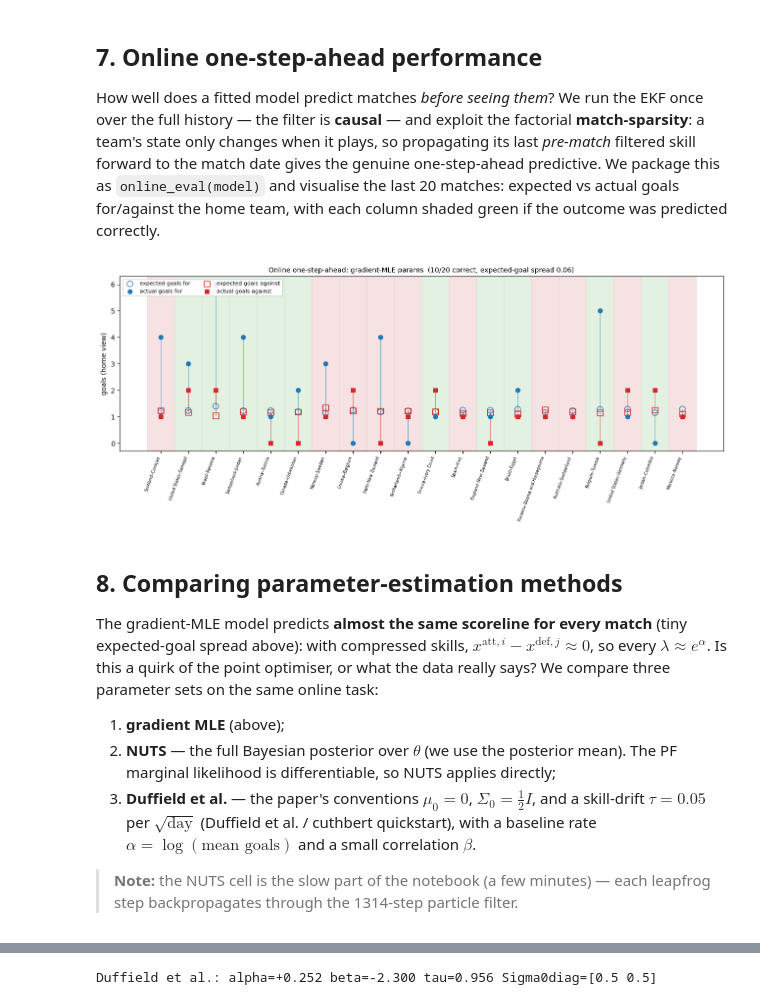
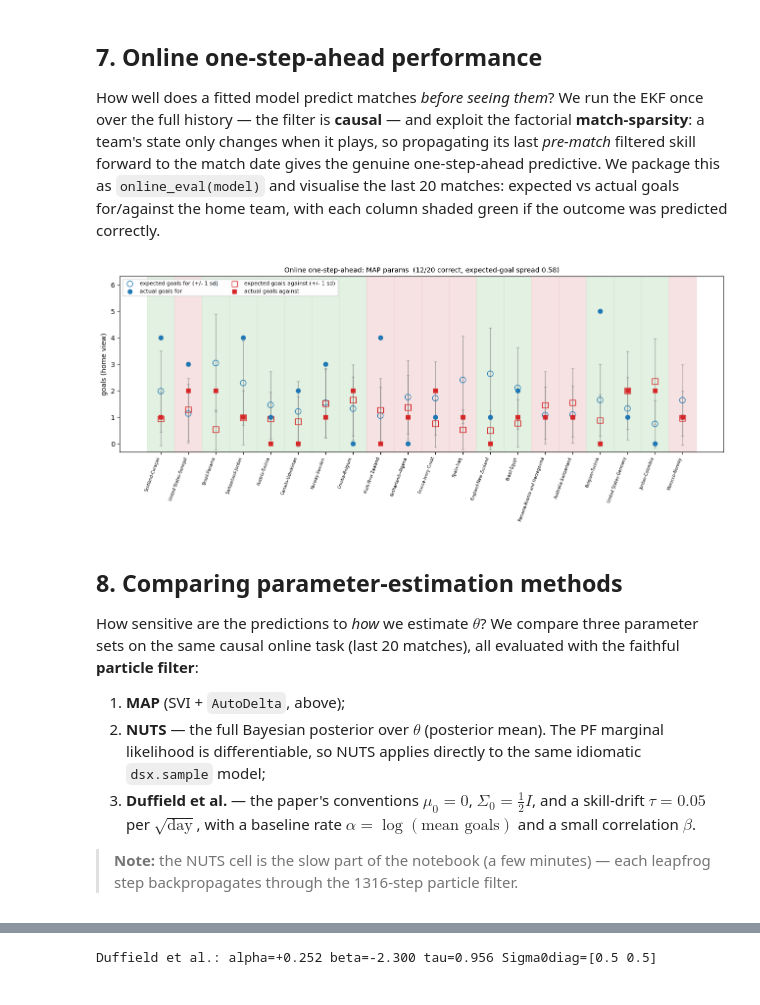
Before and after one commit to DanWaxman/dynestyx, a Jupyter notebook: docs/deep_dives/factorial_world_cup.ipynb, the cells around one changed output, grey strips where cells are left out. Saved outputs shown, nothing was run; the diff lists cells and outputs as text; code cells hidden in the pictures.

```diff
--- a/docs/deep_dives/factorial_world_cup.ipynb
+++ b/docs/deep_dives/factorial_world_cup.ipynb
@@ -129,7 +124,7 @@ def make_model(p):
         ),
         num_factors=F,
         num_local_factors=2,
-        t0=0.0,
+        t0=None,
     )
 
 
@@ -212,6 +196,6 @@ We run the fast deterministic **EKF** at $\hat\theta$ to obtain each team's curr
 # %%
 def world_cup_model(model, predict_times=None, predict_factor_indices=None):
-    with Filter(filter_config=FactorialEKFConfig(record_filtered_states_mean=True)):
+    with Filter(filter_config=FactorialPFConfig(n_particles=1000, record_filtered_states_mean=True)):
         dsx.sample(
             "skill",
             model,
@@ -414,9 +392,9 @@ plt.show()
 How well does a fitted model predict matches *before seeing them*? We run the EKF once over the full history — the filter is **causal** — and exploit the factorial **match-sparsity**: a team's state only changes when it plays, so propagating its last *pre-match* filtered skill forward to the match date gives the genuine one-step-ahead predictive. We package this as `online_eval(model)` and visualise the last 20 matches: expected vs actual goals for/against the home team, with each column shaded green if the outcome was predicted correctly.
 # %%
 def online_eval(model, n_recent=20):
-    """Causal one-step-ahead predictions for the last `n_recent` matches."""
+    """Causal one-step-ahead predictions for the last `n_recent` matches (particle filter)."""
     def _prog():
-        with Filter(filter_config=FactorialEKFConfig(record_filtered_states_mean=True)):
+        with Filter(filter_config=FactorialPFConfig(n_particles=1000, record_filtered_states_mean=True)):
             dsx.sample("score", model, obs_times=obs_times, obs_values=obs_values,
                        obs_factor_indices=obs_factor_indices)
 
@@ -449,53 +427,54 @@ def online_eval(model, n_recent=20):
     grids, wdl_o = factorial_score_probabilities(
         model.observation_model, pm, pc, key=jax.random.PRNGKey(2), n_samples=4000, max_goals_grid=10
     )
     grids = np.asarray(grids); wdl_o = np.asarray(wdl_o); gv = np.arange(grids.shape[-1])
     exp_for = (grids.sum(2) * gv).sum(1); exp_against = (grids.sum(1) * gv).sum(1)
+    std_for = np.sqrt(np.clip((grids.sum(2) * gv**2).sum(1) - exp_for**2, 0, None))
+    std_against = np.sqrt(np.clip((grids.sum(1) * gv**2).sum(1) - exp_against**2, 0, None))
     pred_outcome = wdl_o.argmax(1)
     act = np.asarray(obs_values)[cut:K]; af, aa = act[:, 0], act[:, 1]
     actual_outcome = np.where(af > aa, 0, np.where(af == aa, 1, 2))
     correct = pred_outcome == actual_outcome
-    labels = [f"{wc_teams[idx[k, 0]]}–{wc_teams[idx[k, 1]]}" for k in range(cut, K)]
+    labels = [f"{wc_teams[idx[k, 0]]}-{wc_teams[idx[k, 1]]}" for k in range(cut, K)]
     return dict(
-        exp_for=exp_for, exp_against=exp_against, act_for=af, act_against=aa,
-        correct=correct, labels=labels, n_recent=n_recent, n_correct=int(correct.sum()),
-        mae_for=float(np.abs(exp_for - af).mean()), mae_against=float(np.abs(exp_against - aa).mean()),
-        ef_std=float(exp_for.std()), ea_std=float(exp_against.std()),
+        exp_for=exp_for, exp_against=exp_against, exp_for_std=std_for, exp_against_std=std_against,
+        act_for=af, act_against=aa, correct=correct, labels=labels, n_recent=n_recent,
+        n_correct=int(correct.sum()), mae_for=float(np.abs(exp_for - af).mean()),
+        mae_against=float(np.abs(exp_against - aa).mean()), ef_std=float(exp_for.std()), ea_std=float(exp_against.std()),
     )
 
 
 def plot_online(res, ax, title):
     n = res["n_recent"]; x = np.arange(n)
     for i in range(n):
         ax.axvspan(i - 0.5, i + 0.5, color="#d7ecd7" if res["correct"][i] else "#f3d7d7", alpha=0.7, zorder=0)
-    for i in range(n):
-        ax.plot([i, i], [res["exp_for"][i], res["act_for"][i]], color="#1f77b4", lw=0.8, alpha=0.5, zorder=1)
-        ax.plot([i, i], [res["exp_against"][i], res["act_against"][i]], color="#d62728", lw=0.8, alpha=0.5, zorder=1)
-    ax.scatter(x, res["exp_for"], marker="o", facecolors="none", edgecolors="#1f77b4", s=70, zorder=2, label="expected goals for")
+    ax.errorbar(x, res["exp_for"], yerr=res["exp_for_std"], fmt="none", ecolor="0.5", alpha=0.6, capsize=2, lw=1, zorder=1)
+    ax.errorbar(x, res["exp_against"], yerr=res["exp_against_std"], fmt="none", ecolor="0.5", alpha=0.6, capsize=2, lw=1, zorder=1)
+    ax.scatter(x, res["exp_for"], marker="o", facecolors="none", edgecolors="#1f77b4", s=70, zorder=2, label="expected goals for (+/- 1 sd)")
     ax.scatter(x, res["act_for"], marker="o", color="#1f77b4", s=40, zorder=3, label="actual goals for")
-    ax.scatter(x, res["exp_against"], marker="s", facecolors="none", edgecolors="#d62728", s=70, zorder=2, label="expected goals against")
+    ax.scatter(x, res["exp_against"], marker="s", facecolors="none", edgecolors="#d62728", s=70, zorder=2, label="expected goals against (+/- 1 sd)")
     ax.scatter(x, res["act_against"], marker="s", color="#d62728", s=40, zorder=3, label="actual goals against")
     ax.set_xticks(x); ax.set_xticklabels(res["labels"], rotation=70, ha="right", fontsize=6)
     ax.set_ylabel("goals (home view)"); ax.set_ylim(bottom=-0.3); ax.set_title(title, fontsize=10)
 
 
 res_mle = online_eval(fitted_model)
 fig, ax = plt.subplots(figsize=(13, 5.5))
-plot_online(res_mle, ax, f"Online one-step-ahead: gradient-MLE params  "
+plot_online(res_mle, ax, f"Online one-step-ahead: MAP params  "
                          f"({res_mle['n_correct']}/{res_mle['n_recent']} correct, "
                          f"expected-goal spread {res_mle['ef_std']:.2f})")
 ax.legend(loc="upper left", fontsize=8, ncol=2, framealpha=0.9)
 fig.tight_layout(); plt.show()
 # %% [output]
-[figure, old version]
+[figure, new version]
 # %% [markdown]
 ## 8. Comparing parameter-estimation methods
 
-The gradient-MLE model predicts **almost the same scoreline for every match** (tiny expected-goal spread above): with compressed skills, $x^{\mathrm{att},i} - x^{\mathrm{def},j} \approx 0$, so every $\lambda \approx e^\alpha$. Is this a quirk of the point optimiser, or what the data really says? We compare three parameter sets on the same online task:
+How sensitive are the predictions to *how* we estimate $\theta$? We compare three parameter sets on the same causal online task (last 20 matches), all evaluated with the faithful **particle filter**:
 
-1. **gradient MLE** (above);
-2. **NUTS** — the full Bayesian posterior over $\theta$ (we use the posterior mean). The PF marginal likelihood is differentiable, so NUTS applies directly;
-3. **Duffield et al.** — the paper's conventions $\mu_0 = 0$, $\Sigma_0 = \tfrac12 I$, and a skill-drift $\tau = 0.05$ per $\sqrt{\text{day}}$ (Duffield et al. / cuthbert quickstart), with a baseline rate $\alpha = \log(\text{mean goals})$ and a small correlation $\beta$.
+1. **MAP** (SVI + `AutoDelta`, above);
+2. **NUTS** — the full Bayesian posterior over $\theta$ (posterior mean). The PF marginal likelihood is differentiable, so NUTS applies directly to the same idiomatic `dsx.sample` model;
+3. **Duffield et al.** — the paper's conventions $\mu_0 = 0$, $\Sigma_0 = \tfrac12 I$, and a skill-drift $\tau = 0.05$ per $\sqrt{\text{day}}$, with a baseline rate $\alpha = \log(\text{mean goals})$ and a small correlation $\beta$.
 
-> **Note:** the NUTS cell is the slow part of the notebook (a few minutes) — each leapfrog step backpropagates through the 1314-step particle filter.
+> **Note:** the NUTS cell is the slow part of the notebook (a few minutes) — each leapfrog step backpropagates through the 1316-step particle filter.
 # %%
```
Also changed, not shown: parts of 19 cells of this notebook.
